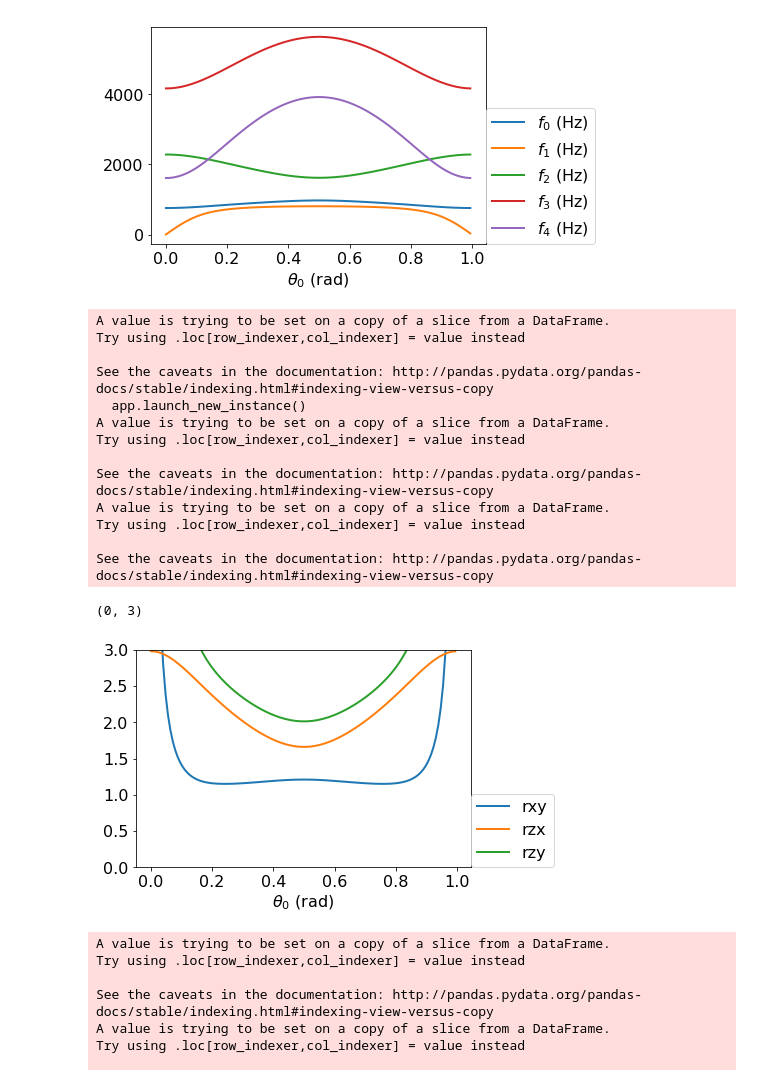
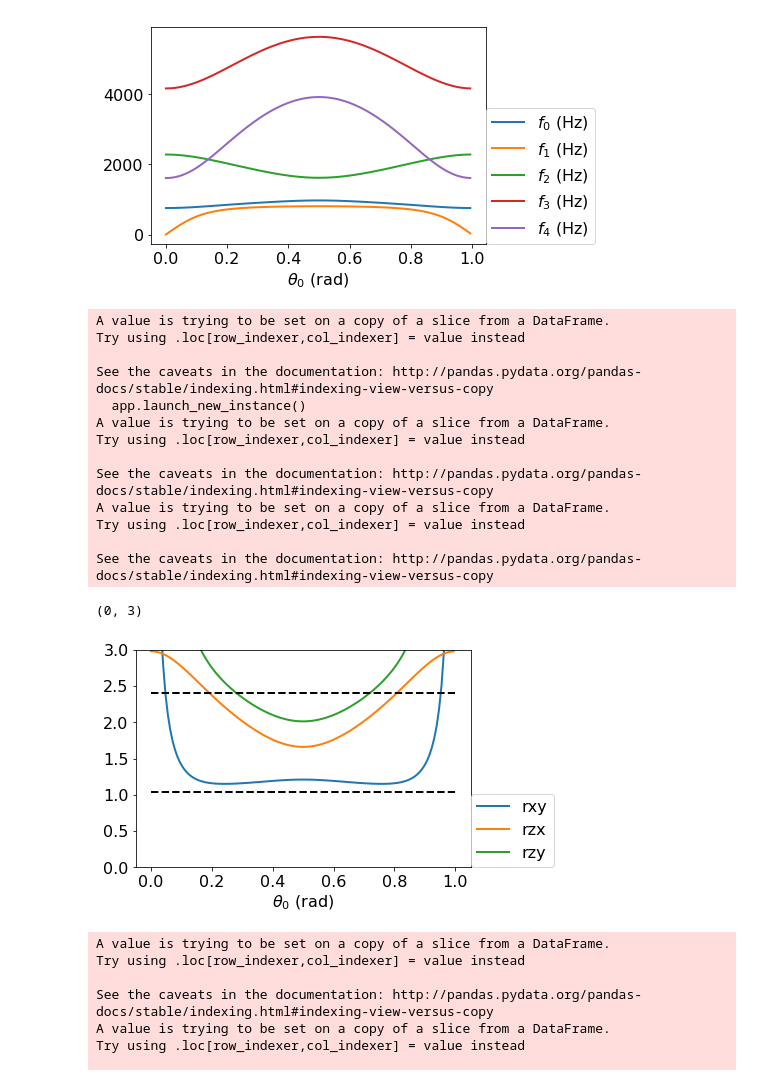
Before and after one commit to LISE-B26/frozen_dipole_model, a Jupyter notebook: notebooks/type_II_SC_find_frequencies.ipynb, the cells around one changed output. Cells and saved outputs as stored; diff of their text form; code cells hidden in the pictures.

```diff
--- a/notebooks/type_II_SC_find_frequencies.ipynb
+++ b/notebooks/type_II_SC_find_frequencies.ipynb
@@ -277,30 +485,32 @@ plt.legend(loc = (1,0))
 # %%
 sub_df = df[df['$h_0$ (um)'] == 70.0]
 
 sub_df['rxy'] = sub_df['$f_0$ (Hz)']/sub_df['$f_1$ (Hz)']
 sub_df['rzx'] = sub_df['$f_2$ (Hz)']/sub_df['$f_0$ (Hz)']
 sub_df['rzy'] = sub_df['$f_2$ (Hz)']/sub_df['$f_1$ (Hz)']
 
 # sub_df.plot(x='$h_0$ (um)', y=['$f_{:d}$ (Hz)'.format(i) for i in range(3)], legend=False)
 sub_df.plot(x='$\\theta_0$ (rad)', y=['rxy', 'rzx', 'rzy'], legend=False)
+for r in [2.4, 1.04]:
+    plt.plot([0, 1], [r, r], 'k--')
 plt.legend(loc = (1,0))
 plt.ylim([0, 3])
 # %% [output]
 A value is trying to be set on a copy of a slice from a DataFrame.
 Try using .loc[row_indexer,col_indexer] = value instead
 
 See the caveats in the documentation: http://pandas.pydata.org/pandas-docs/stable/indexing.html#indexing-view-versus-copy
   app.launch_new_instance()
 A value is trying to be set on a copy of a slice from a DataFrame.
 Try using .loc[row_indexer,col_indexer] = value instead
 
 See the caveats in the documentation: http://pandas.pydata.org/pandas-docs/stable/indexing.html#indexing-view-versus-copy
 A value is trying to be set on a copy of a slice from a DataFrame.
 Try using .loc[row_indexer,col_indexer] = value instead
 
 See the caveats in the documentation: http://pandas.pydata.org/pandas-docs/stable/indexing.html#indexing-view-versus-copy
 (0, 3)
-[figure, old version]
+[figure, new version]
 # %%
 to = df['$\\theta_0$ (rad)'].unique()[20]
 
```
Also changed, not shown: parts of 39 cells of this notebook, 4 other files.
